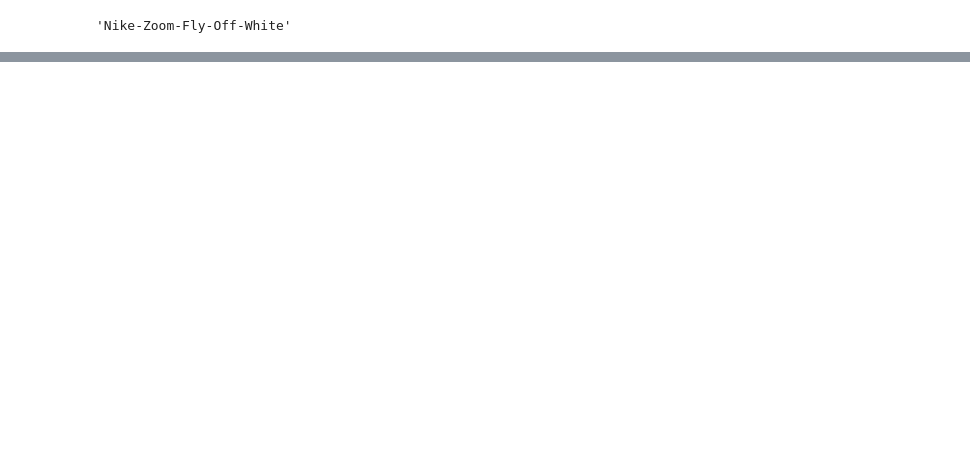
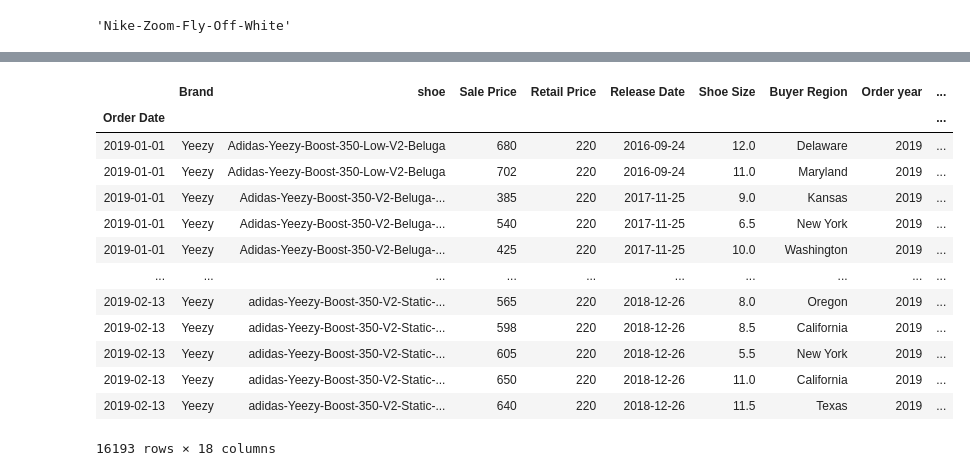
Before and after one commit to brandonmojica/stockx_price_predict, a Jupyter notebook: notebooks/stockx_price_predict.ipynb, the cells around one changed output, grey strips where cells are left out. Drawn from its saved outputs; the diff is of its cells as text; code cells hidden in the pictures; blank space fills up the shorter version.

```diff
--- a/notebooks/stockx_price_predict.ipynb
+++ b/notebooks/stockx_price_predict.ipynb
@@ -1292,0 +1290,2 @@ plt.show()
+# %%
+stockx_2019 = stockx_2019.set_index('Order Date')
@@ -1292,0 +1330,17 @@ plt.show()
+# %%
+stockx_2019
+# %% [output]
+|  | Brand | shoe | Sale Price | Retail Price | Release Date | Shoe Size | Buyer Region | Order year | ... |
+| Order Date |  |  |  |  |  |  |  |  | ... |
+| 2019-01-01 | Yeezy | Adidas-Yeezy-Boost-350-Low-V2-Beluga | 680 | 220 | 2016-09-24 | 12.0 | Delaware | 2019 | ... |
+| 2019-01-01 | Yeezy | Adidas-Yeezy-Boost-350-Low-V2-Beluga | 702 | 220 | 2016-09-24 | 11.0 | Maryland | 2019 | ... |
+| 2019-01-01 | Yeezy | Adidas-Yeezy-Boost-350-V2-Beluga-... | 385 | 220 | 2017-11-25 | 9.0 | Kansas | 2019 | ... |
+| 2019-01-01 | Yeezy | Adidas-Yeezy-Boost-350-V2-Beluga-... | 540 | 220 | 2017-11-25 | 6.5 | New York | 2019 | ... |
+| 2019-01-01 | Yeezy | Adidas-Yeezy-Boost-350-V2-Beluga-... | 425 | 220 | 2017-11-25 | 10.0 | Washington | 2019 | ... |
+| ... | ... | ... | ... | ... | ... | ... | ... | ... | ... |
+| 2019-02-13 | Yeezy | adidas-Yeezy-Boost-350-V2-Static-... | 565 | 220 | 2018-12-26 | 8.0 | Oregon | 2019 | ... |
+| 2019-02-13 | Yeezy | adidas-Yeezy-Boost-350-V2-Static-... | 598 | 220 | 2018-12-26 | 8.5 | California | 2019 | ... |
+| 2019-02-13 | Yeezy | adidas-Yeezy-Boost-350-V2-Static-... | 605 | 220 | 2018-12-26 | 5.5 | New York | 2019 | ... |
+| 2019-02-13 | Yeezy | adidas-Yeezy-Boost-350-V2-Static-... | 650 | 220 | 2018-12-26 | 11.0 | California | 2019 | ... |
+| 2019-02-13 | Yeezy | adidas-Yeezy-Boost-350-V2-Static-... | 640 | 220 | 2018-12-26 | 11.5 | Texas | 2019 | ... |
+16193 rows × 18 columns
```
Also changed, not shown: parts of 17 cells of this notebook, 3 other files.
